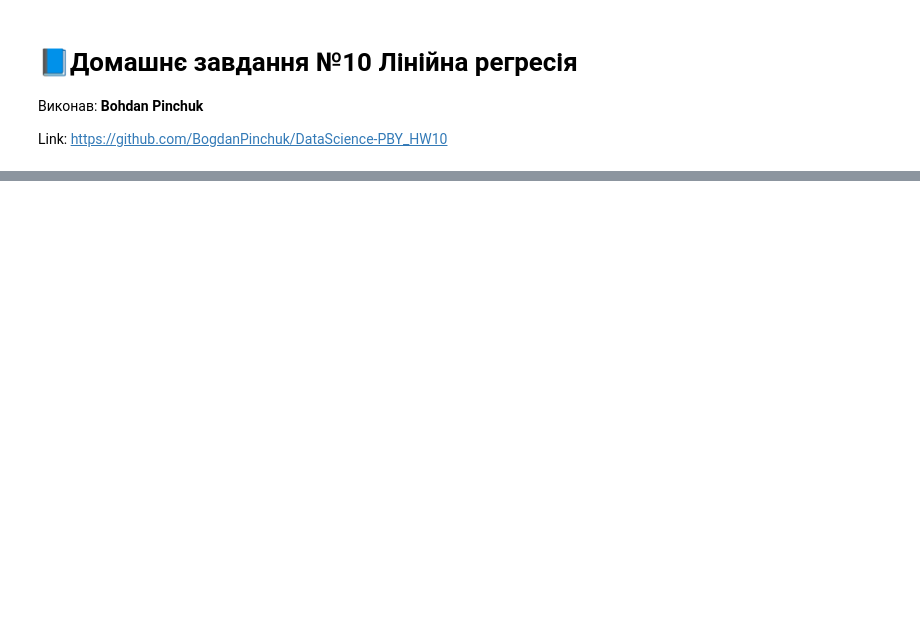
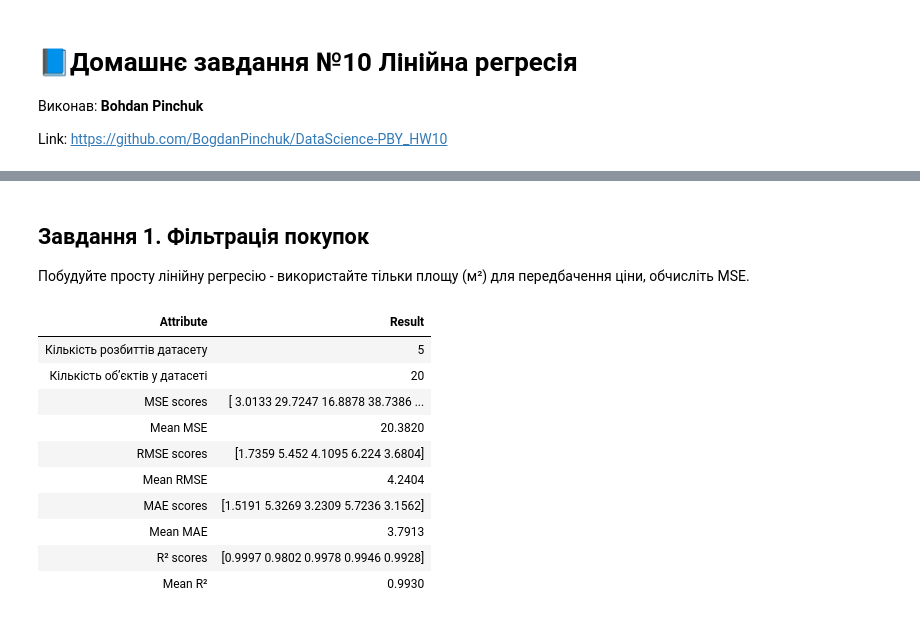
Before and after one commit to BogdanPinchuk/DataScience-PBY_HW10, a Jupyter notebook: Bohdan_Pinchuk_DS_HW10.ipynb, the cells around one changed output, grey strips where cells are left out. Drawn from its saved outputs; the diff is of its cells as text; code cells hidden in the pictures; blank space fills up the shorter version.

```diff
--- a/Bohdan_Pinchuk_DS_HW10.ipynb
+++ b/Bohdan_Pinchuk_DS_HW10.ipynb
@@ -83,0 +330,45 @@ print(df)
+# %% [markdown]
+## Завдання 1. Фільтрація покупок
+
+Побудуйте просту лінійну регресію - використайте тільки площу (м²) для передбачення ціни, обчисліть MSE.
+# %%
+from sklearn.linear_model import LinearRegression
+from sklearn.model_selection import KFold, cross_validate
+
+# Input data
+n_splits = 5
+X_area = df[area_col_name].values.reshape(-1, 1)
+Y_price = df[price_col_name].values.reshape(-1, 1)
+
+# Solution
+model_simple = LinearRegression()
+kf_simple = KFold(n_splits=n_splits, shuffle=True, random_state=42)
+scores_simple = cross_validate(model_simple, X_area, Y_price, cv=kf_simple, scoring=scorings)
+
+rp = Reporter()
+rp.tolerance = 4
+rp.add_item("Кількість розбиттів датасету", str(n_splits))
+rp.add_item("Кількість обʼєктів у датасеті", str(df.index.size))
+rp.add_item("MSE scores", rp.format_matrix(-scores_simple["test_mse"]))
+rp.add_item("Mean MSE", rp.format_value(-scores_simple["test_mse"].mean()))
+rp.add_item("RMSE scores", rp.format_matrix(-scores_simple["test_rmse"]))
+rp.add_item("Mean RMSE", rp.format_value(-scores_simple["test_rmse"].mean()))
+rp.add_item("MAE scores", rp.format_matrix(-scores_simple["test_mae"]))
+rp.add_item("Mean MAE", rp.format_value(-scores_simple["test_mae"].mean()))
+rp.add_item("R² scores", rp.format_matrix(scores_simple["test_r2"]))
+rp.add_item("Mean R²", rp.format_value(scores_simple["test_r2"].mean()))
+
+# Print results
+rp.print_pd_report()
+# %% [output]
+| Attribute | Result |
+| Кількість розбиттів датасету | 5 |
+| Кількість обʼєктів у датасеті | 20 |
+| MSE scores | [ 3.0133 29.7247 16.8878 38.7386 ... |
+| Mean MSE | 20.3820 |
+| RMSE scores | [1.7359 5.452 4.1095 6.224 3.6804] |
+| Mean RMSE | 4.2404 |
+| MAE scores | [1.5191 5.3269 3.2309 5.7236 3.1562] |
+| Mean MAE | 3.7913 |
+| R² scores | [0.9997 0.9802 0.9978 0.9946 0.9928] |
+| Mean R² | 0.9930 |
```
Also changed, not shown: parts of 4 cells of this notebook.
